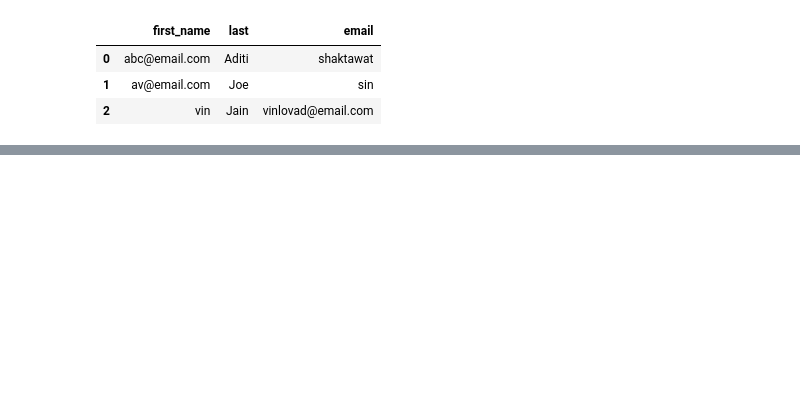
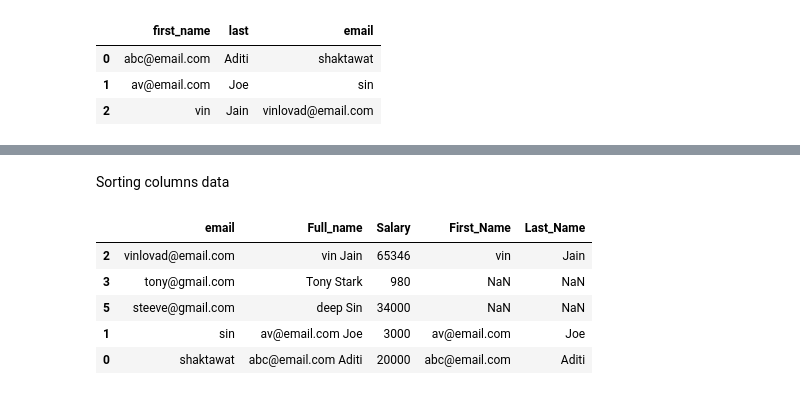
Before and after one commit to aditishaktawat/Data-Analyst-Journey, a Jupyter notebook: 04_Python/pandas/02_dataframes.ipynb, the cells around one changed output, grey strips where cells are left out. Drawn from its saved outputs; the diff is of its cells as text; code cells hidden in the pictures; blank space fills up the shorter version.

Commit message:
feat(python/pandas): establish custom sorting and structural axis mutations

```diff
--- a/04_Python/pandas/02_dataframes.ipynb
+++ b/04_Python/pandas/02_dataframes.ipynb
@@ -373,0 +468,12 @@ df
+# %% [markdown]
+Sorting columns data
+# %%
+#sort by 1 column
+df.sort_values(by='email', ascending=False)
+# %% [output]
+|  | email | Full_name | Salary | First_Name | Last_Name |
+| 2 | vinlovad@email.com | vin Jain | 65346 | vin | Jain |
+| 3 | tony@gmail.com | Tony Stark | 980 | NaN | NaN |
+| 5 | steeve@gmail.com | deep Sin | 34000 | NaN | NaN |
+| 1 | sin | av@email.com Joe | 3000 | av@email.com | Joe |
+| 0 | shaktawat | abc@email.com Aditi | 20000 | abc@email.com | Aditi |
```
Also changed, not shown: parts of 27 cells of this notebook, 1 other file.
